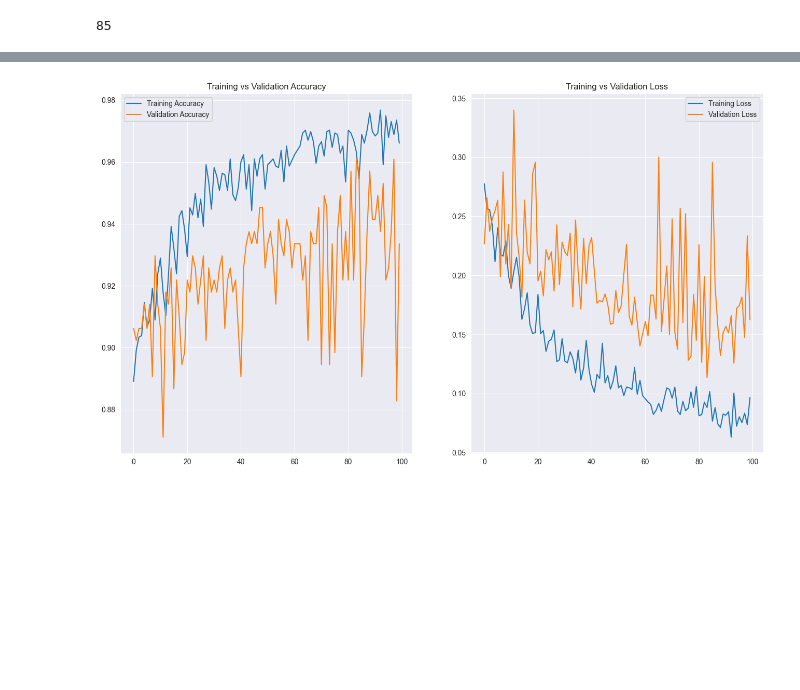
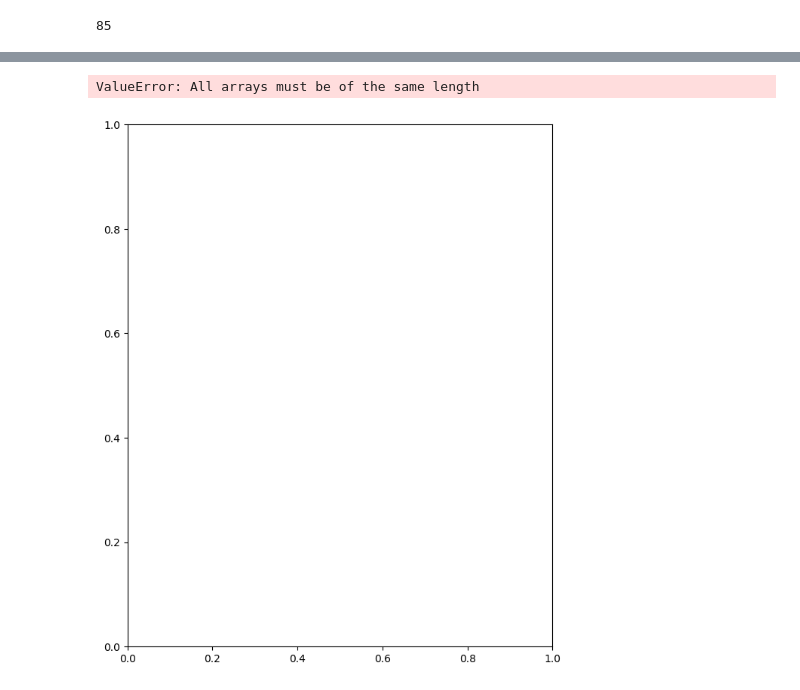
Before and after one commit to rohnsha0/SwasthAI, a Jupyter notebook: notebooks/model_pneumonia.ipynb, the cells around one changed output, grey strips where cells are left out. Drawn from its saved outputs; the diff is of its cells as text; code cells hidden in the pictures; blank space fills up the shorter version.

Commit message:
updaated pneumonia model & nb with new early-stopping callback

```diff
--- a/notebooks/model_pneumonia.ipynb
+++ b/notebooks/model_pneumonia.ipynb
@@ -93,9 +98,9 @@ inpShape= (batchSize, imgSize, imgSize, rgbChannels)
 model= models.Sequential([
     resizeRescale,
     dataAugmentation,
-    layers.Conv2D(72, (3, 3), input_shape= inpShape, activation= 'relu', padding='same'),
+    layers.Conv2D(80, (2, 2), input_shape= inpShape, activation= 'relu', padding='same'),
     layers.MaxPooling2D((2, 2)),
-    layers.Conv2D(64, (3, 3), activation= 'relu'),
+    layers.Conv2D(84, (2, 2), activation= 'relu'),
     layers.MaxPooling2D((2, 2)),
     layers.Conv2D(64, (3, 3), activation= 'relu'),
     layers.MaxPooling2D((2, 2)),
@@ -115,5 +133,7 @@ model.build(input_shape=inpShape)
 # %%
 model.compile(optimizer= 'adam', loss= tf.keras.losses.SparseCategoricalCrossentropy(from_logits= False), metrics= ['accuracy'])
+# %%
+early_stop= tf.keras.callbacks.EarlyStopping(restore_best_weights=True, patience=3, verbose=1)
 # %%
 model.summary()
 # %% [output]
@@ -135,6 +155,6 @@ Trainable params: 197,698
 Non-trainable params: 0
 _________________________________________________________________
 # %%
-history= model.fit(trainDS, batch_size=batchSize, validation_data= valDS, verbose= 1, epochs= EPOCHS)
+history= model.fit(trainDS, batch_size=batchSize, validation_data= valDS, verbose= 1, epochs= EPOCHS, callbacks=[early_stop])
 # %% [output]
 Epoch 1/100
@@ -167,19 +187,20 @@ valLoss= history.history['val_loss']
 # %%
 plt.figure(figsize= (16, 9))
 plt.subplot(1, 2, 1)
-sns.lineplot(x= range(EPOCHS), y=acc, label= 'Training Accuracy')
+sns.lineplot(x= range(11), y=acc, label= 'Training Accuracy')
 plt.title('Training vs Validation Accuracy')
-sns.lineplot(x= range(EPOCHS), y=valAccuracy, label= 'Validation Accuracy')
+sns.lineplot(x= range(11), y=valAccuracy, label= 'Validation Accuracy')
 plt.legend()
 
 plt.subplot(1, 2, 2)
-sns.lineplot(x= range(EPOCHS), y=loss, label= 'Training Loss')
+sns.lineplot(x= range(11), y=loss, label= 'Training Loss')
 plt.title('Training vs Validation Loss')
-sns.lineplot(x= range(EPOCHS), y=valLoss, label= 'Validation Loss')
+sns.lineplot(x= range(11), y=valLoss, label= 'Validation Loss')
 plt.legend()
 plt.show()
 # %% [output]
+ValueError: All arrays must be of the same length
-[figure, old version]
+[figure, new version]
 # %%
 def predFunc(model, img):
     imgArray= tf.keras.preprocessing.image.img_to_array(images[i].numpy())
```
Also changed, not shown: parts of 13 cells of this notebook, 3 other files.
